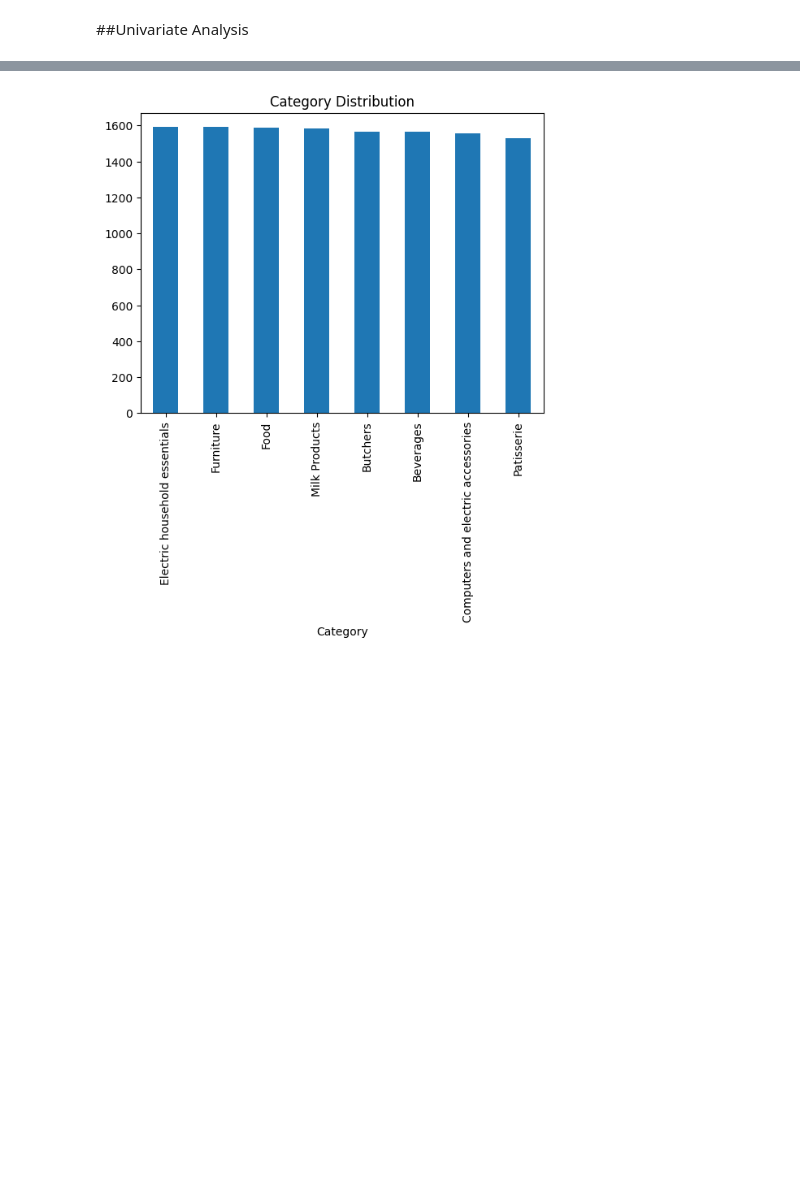
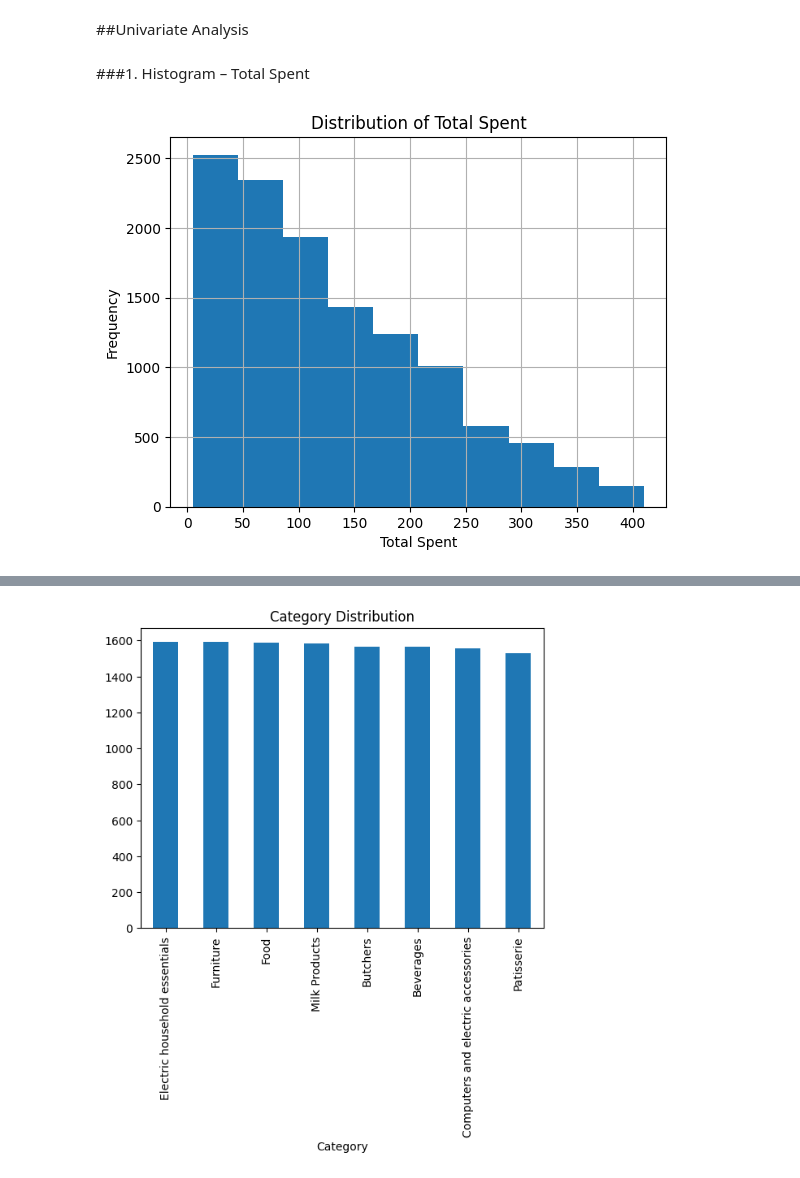
Before and after one commit to maybraniswe/Retail-Store-Sales-Analysis-and-Prediction, a Jupyter notebook: PDSE Project_Retail Store Sales Analysis and Prediction.ipynb, the cells around one changed output, grey strips where cells are left out. Saved outputs shown, nothing was run; the diff lists cells and outputs as text; code cells hidden in the pictures; blank space fills up the shorter version.

```diff
--- a/PDSE Project_Retail Store Sales Analysis and Prediction.ipynb
+++ b/PDSE Project_Retail Store Sales Analysis and Prediction.ipynb
@@ -395,3 +395,13 @@ Observation:
 Instead of using simple imputation, a reference table was created using Item and Price Per Unit to preserve the relationship between variables. Missing values in Item and Price Per Unit were filled using this mapping. Quantity was filled using the median to handle skewness. Total Spent was recalculated to maintain consistency. Discount Applied was treated as a boolean variable, where missing values were assumed as False.
 # %% [markdown]
 ##Univariate Analysis
+# %% [markdown]
+###1. Histogram – Total Spent
+# %%
+df['Total Spent'].hist()
+plt.title("Distribution of Total Spent")
+plt.xlabel("Total Spent")
+plt.ylabel("Frequency")
+plt.show()
+# %% [output]
+[figure, added]
```
Also changed, not shown: parts of 53 cells of this notebook.
